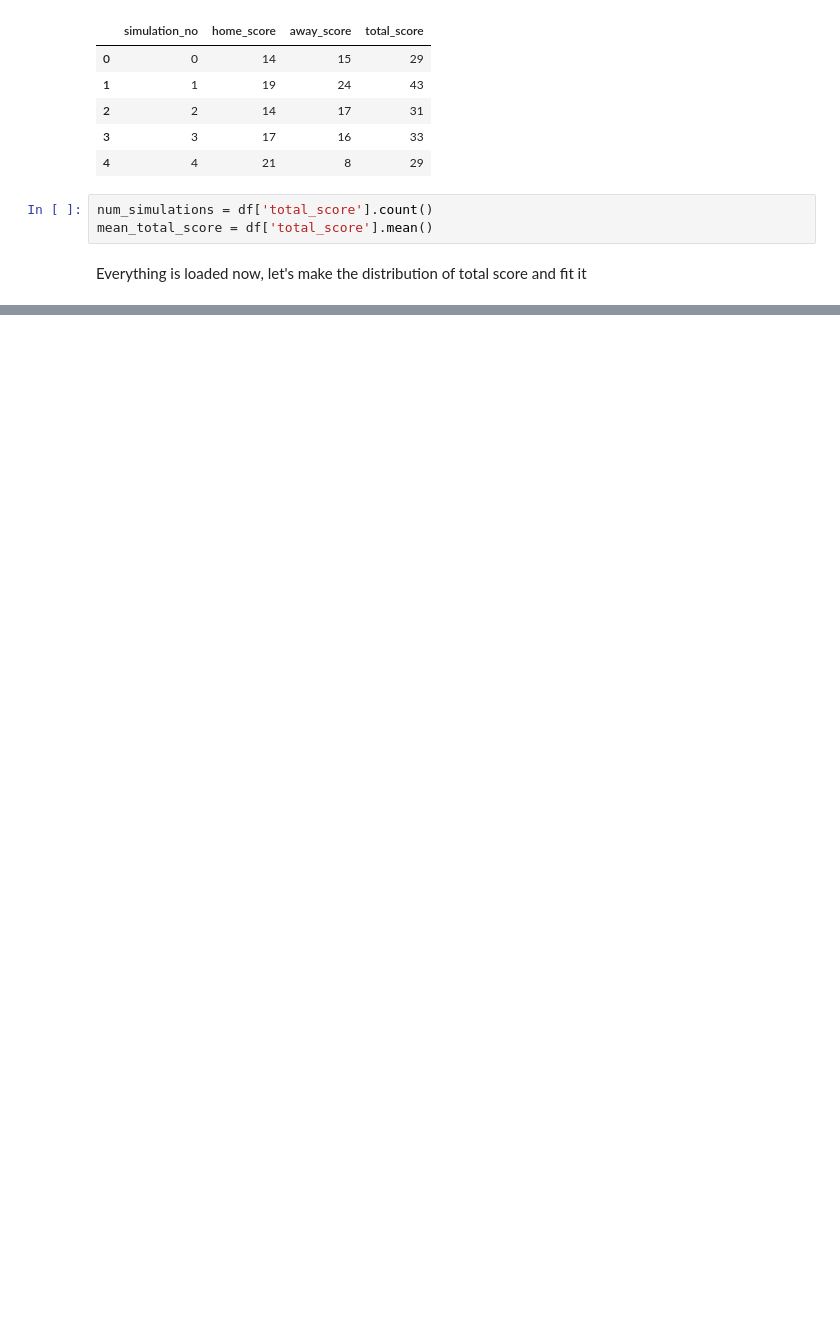
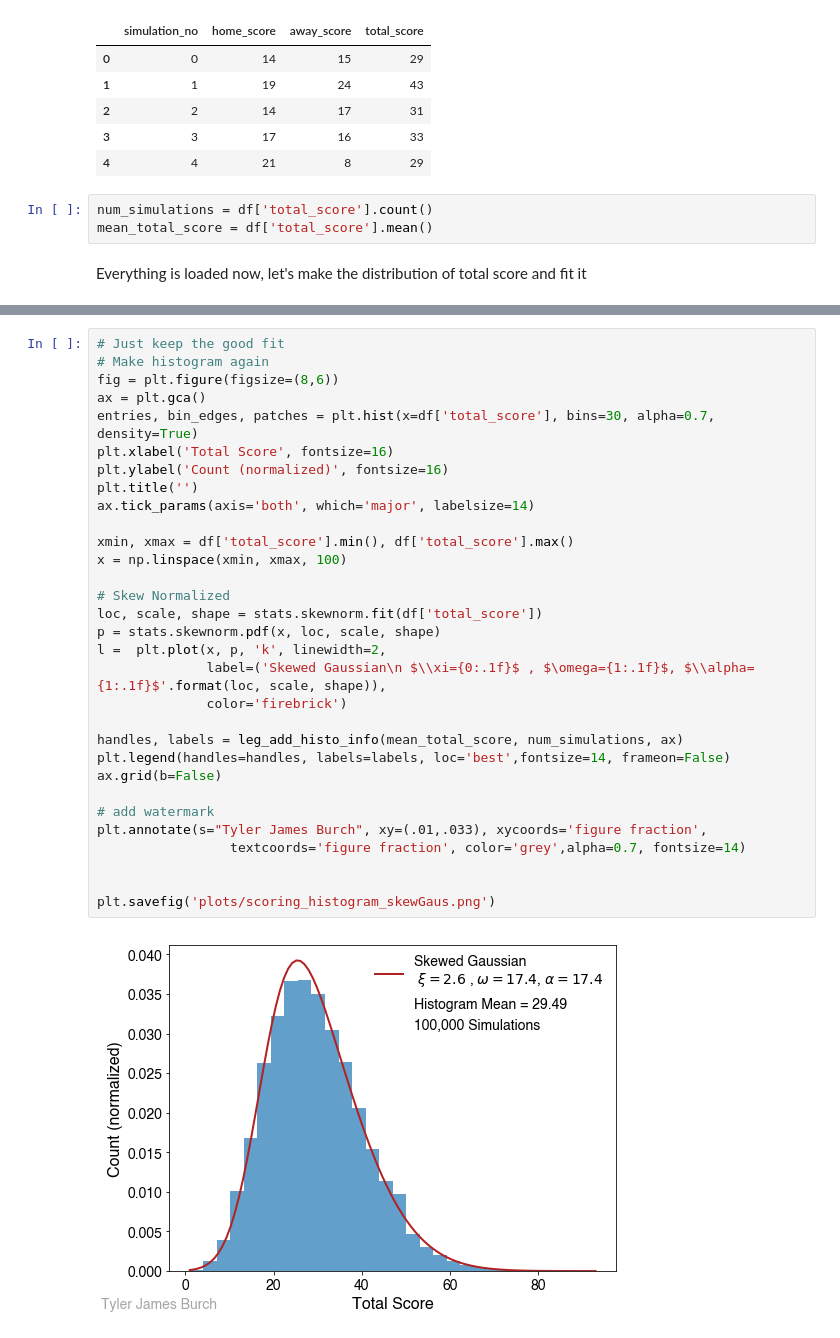
Before and after one commit to tjburch/puzzles, a Jupyter notebook: puzzler538_2019_Mar22/score_analysis.ipynb, the cells around one changed output, grey strips where cells are left out. Drawn from its saved outputs; the diff is of its cells as text; blank space fills up the shorter version.

```diff
--- a/puzzler538_2019_Mar22/score_analysis.ipynb
+++ b/puzzler538_2019_Mar22/score_analysis.ipynb
@@ -74,2 +99,35 @@ plt.savefig('plots/scoring_histogram.png')
 # %% [output]
 [figure]
+# %%
+# Just keep the good fit
+# Make histogram again
+fig = plt.figure(figsize=(8,6))
+ax = plt.gca()
+entries, bin_edges, patches = plt.hist(x=df['total_score'], bins=30, alpha=0.7, density=True)
+plt.xlabel('Total Score', fontsize=16)
+plt.ylabel('Count (normalized)', fontsize=16)
+plt.title('')
+ax.tick_params(axis='both', which='major', labelsize=14)
+
+xmin, xmax = df['total_score'].min(), df['total_score'].max()
+x = np.linspace(xmin, xmax, 100)
+
+# Skew Normalized
+loc, scale, shape = stats.skewnorm.fit(df['total_score'])
+p = stats.skewnorm.pdf(x, loc, scale, shape)
+l =  plt.plot(x, p, 'k', linewidth=2,
+              label=('Skewed Gaussian\n $\\xi={0:.1f}$ , $\omega={1:.1f}$, $\\alpha={1:.1f}$'.format(loc, scale, shape)),
+              color='firebrick')
+
+handles, labels = leg_add_histo_info(mean_total_score, num_simulations, ax)
+plt.legend(handles=handles, labels=labels, loc='best',fontsize=14, frameon=False)
+ax.grid(b=False)
+
+# add watermark
+plt.annotate(s="Tyler James Burch", xy=(.01,.033), xycoords='figure fraction',
+                 textcoords='figure fraction', color='grey',alpha=0.7, fontsize=14)
+
+
+plt.savefig('plots/scoring_histogram_skewGaus.png')
+# %% [output]
+[figure, added]
```
Also changed, not shown: parts of 3 cells of this notebook, 4 other files.
